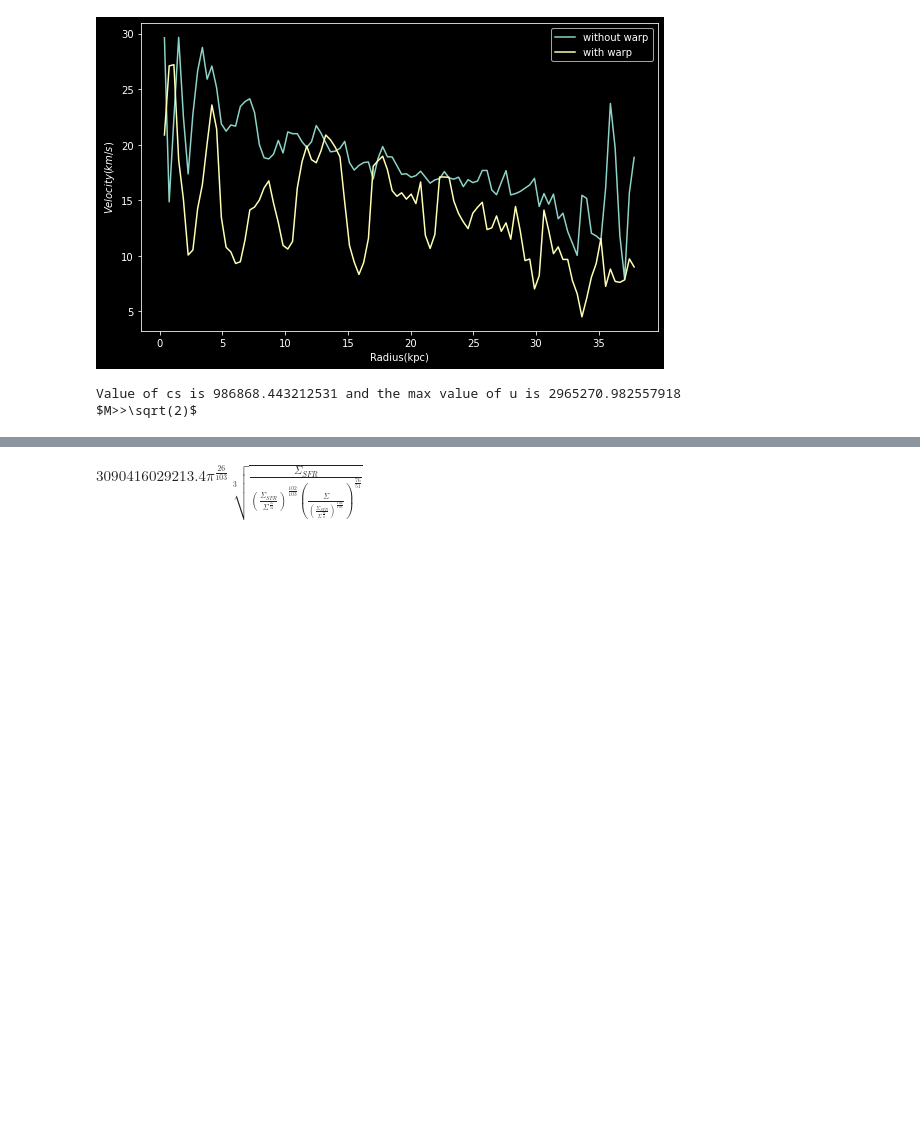
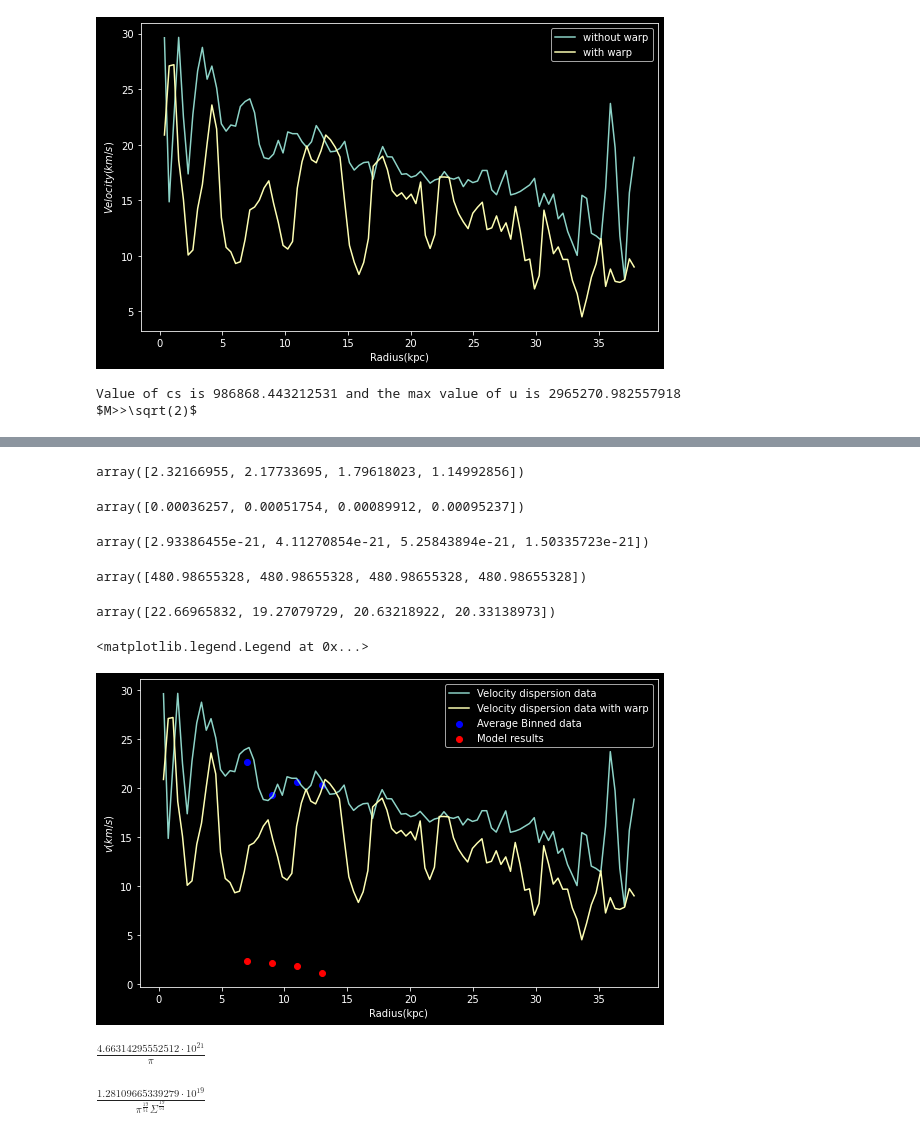
Before and after one commit to Rnazx/MSc.-Thesis, a Jupyter notebook: velocity_dispersion_m31.ipynb, the cells around one changed output, grey strips where cells are left out. Drawn from its saved outputs; the diff is of its cells as text; code cells hidden in the pictures; blank space fills up the shorter version.

```diff
--- a/velocity_dispersion_m31.ipynb
+++ b/velocity_dispersion_m31.ipynb
@@ -143,13 +124,65 @@ observ = [sigma, sigmasfr, q, omega]
 for obs in observ:
     variables.remove((obs, 1))
 final = const + variables
-z = vel.subs(final)
-z.simplify(force=True)
+
+h_final = quantities[0].subs(final).simplify(force=True)
+l_final = quantities[1].subs(final).simplify(force=True)
+v_final = quantities[2].subs(final).simplify(force=True)
+
+nu_final = ((delta*sigmasfr)/(2*h_final*mstar)).subs(final).simplify(force=True)
+rho = sigma/(2*h_final)
+n_final = (rho/((14/11)*mh)).subs(final).simplify(force=True)
+cs_final = cms_cs
+
+express = [h_final,l_final,v_final,nu_final,n_final,cs_final]
-# %% [output]
-$\displaystyle 3090416029213.4 \pi^{\frac{26}{103}} \sqrt[3]{\frac{\Sigma_{SFR}}{\left(\frac{\Sigma_{SFR}}{\Sigma^{\frac{76}{51}}}\right)^{\frac{102}{103}} \left(\frac{\Sigma}{\left(\frac{\Sigma_{SFR}}{\Sigma^{\frac{76}{51}}}\right)^{\frac{102}{103}}}\right)^{\frac{76}{51}}}}$
+# %%
+scalreldata = []
+for exp in express:
+    scalreldata.append([exp.evalf(subs={sigma: sig, sigmasfr: sigsfr, q:qs, omega: oms}) for sig, sigsfr,qs, oms in zip(dat_sigma, dat_sigmasfr, dat_q, dat_omega)])
+scalreldata = np.array(np.float64(scalreldata))
+an_vel = scalreldata[2]/kms
+an_vel
+# %% [output]
+array([2.32166955, 2.17733695, 1.79618023, 1.14992856])
+# %%
+dat_sigma
+# %% [output]
+array([0.00036257, 0.00051754, 0.00089912, 0.00095237])
+# %%
+dat_sigmasfr
+# %% [output]
+array([2.93386455e-21, 4.11270854e-21, 5.25843894e-21, 1.50335723e-21])
+# %%
+scalreldata[0]/pcm
+# %% [output]
+array([480.98655328, 480.98655328, 480.98655328, 480.98655328])
 # %%
 final_vel = []
 for i in range(6,14,2):
     idx = np.where((kpc_radius>i)*(kpc_radius<i+2))
     final_vel.append(np.take(kms_dat_v,idx).mean())
 final_vel = np.array(final_vel)
+# %%
+final_vel
+# %% [output]
+array([22.66965832, 19.27079729, 20.63218922, 20.33138973])
+# %%
+fig, ax = plt.subplots(nrows=1,ncols=1, figsize=(8, 5), tight_layout=True)
+ax.plot(kpc_radius, kms_dat_v, label = 'Velocity dispersion data')
+ax.plot(kpc_radius, kms_dat_v_warp, label = 'Velocity dispersion data with warp')
+ax.scatter(kpc_dat_r, final_vel, c = 'b', label = 'Average Binned data')
+ax.scatter(kpc_dat_r, an_vel,c = 'r', label = 'Model results')
+ax.set_xlabel('Radius(kpc)')
+ax.set_ylabel('$v(km/s)$')
+ax.legend()
+# %% [output]
+<matplotlib.legend.Legend at 0x...>
+[figure, added]
+# %%
+express[0]
+# %% [output]
+$\displaystyle \frac{4.66314295552512 \cdot 10^{21}}{\pi}$
+# %%
+express[1]
+# %% [output]
+$\displaystyle \frac{1.28109665339279 \cdot 10^{19}}{\pi^{\frac{19}{51}} \Sigma^{\frac{19}{51}}}$
```
Also changed, not shown: parts of 7 cells of this notebook, 1 other file.
